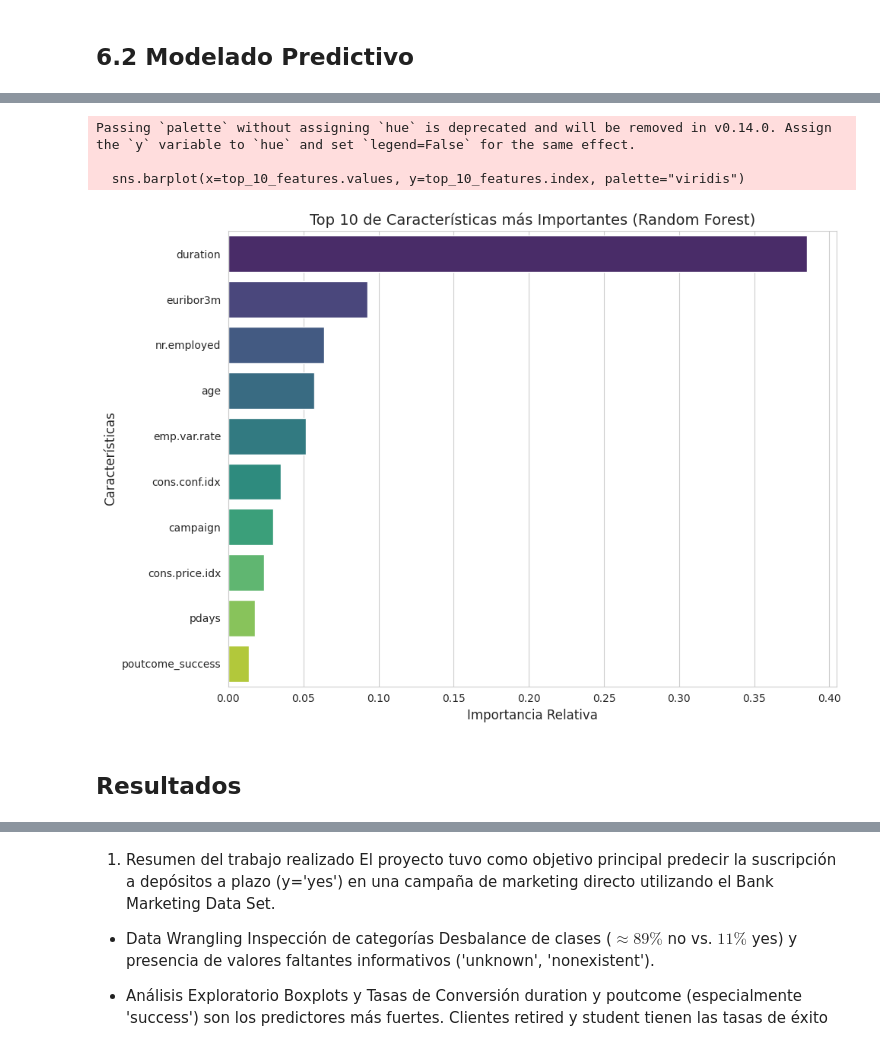
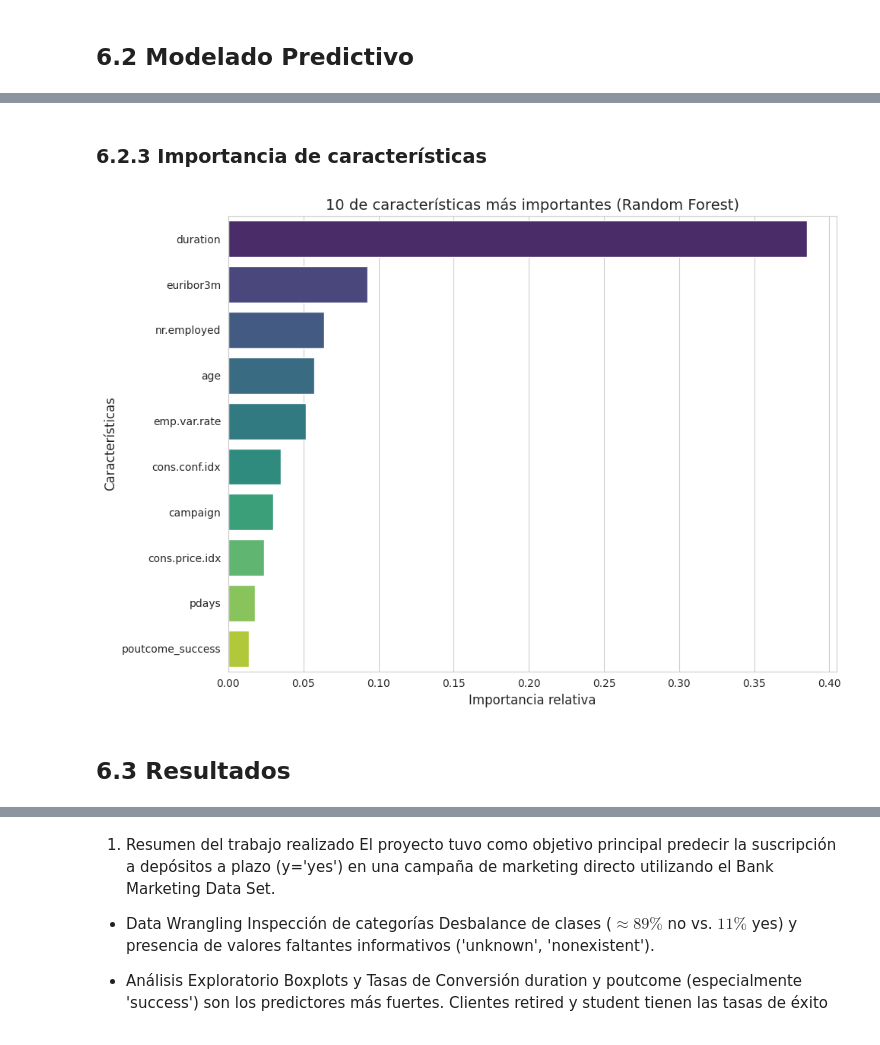
Before and after one commit to bidallei/MIAAD-UACJ, a Jupyter notebook: ProyectoFinalProgADAP_263150.ipynb, the cells around one changed output, grey strips where cells are left out. Saved outputs shown, nothing was run; the diff lists cells and outputs as text; code cells hidden in the pictures.

```diff
--- a/ProyectoFinalProgADAP_263150.ipynb
+++ b/ProyectoFinalProgADAP_263150.ipynb
@@ -557,11 +565,13 @@ Elegimos el modelo Random Forest por encima de otros porque...
 # %%
-# Seleccionamos modelo Random Forest
-# Se usan 100 árboles (n_estimators) y una semilla para reproducibilidad
-rf_model = RandomForestClassifier(n_estimators=100, random_state=42, class_weight='balanced')
+# Modelo Random Forest
+rf_model = RandomForestClassifier(
+    n_estimators=100,
+    random_state=42,
+    class_weight='balanced')
 
 # Entrenamiento del modelo
 rf_model.fit(X_train, y_train)
 
 # Predicciones en el conjunto de prueba
 y_pred = rf_model.predict(X_test)
-y_pred_proba = rf_model.predict_proba(X_test)[:, 1] # Probabilidades para ROC AUC
+y_pred_proba = rf_model.predict_proba(X_test)[:, 1]
@@ -618,22 +625,21 @@ ROC AUC Score: 0.9487
 <Figure size 800x600 with 0 Axes>
 [figure]
+# %% [markdown]
+### 6.2.3 Importancia de características
 # %%
 # Obtener las importancias
 feature_importances = pd.Series(rf_model.feature_importances_, index=X.columns)
 
 # Seleccionar las 10 características más importantes
 top_10_features = feature_importances.nlargest(10)
 
 # Visualización
 plt.figure(figsize=(10, 7))
-sns.barplot(x=top_10_features.values, y=top_10_features.index, palette="viridis")
-plt.title('Top 10 de Características más Importantes (Random Forest)', fontsize=14)
-plt.xlabel('Importancia Relativa', fontsize=12)
+sns.barplot(x=top_10_features.values, y=top_10_features.index, palette="viridis", hue=top_10_features.index)
+plt.title('10 de características más importantes (Random Forest)', fontsize=14)
+plt.xlabel('Importancia relativa', fontsize=12)
 plt.ylabel('Características', fontsize=12)
 plt.tight_layout()
 plt.show()
 # %% [output]
-Passing `palette` without assigning `hue` is deprecated and will be removed in v0.14.0. Assign the `y` variable to `hue` and set `legend=False` for the same effect.
-
-  sns.barplot(x=top_10_features.values, y=top_10_features.index, palette="viridis")
-[figure, old version]
+[figure, new version]
@@ -665,2 +646,2 @@ ridge_logistic_model = LogisticRegression(
 # %% [markdown]
-## Resultados
+## 6.3 Resultados
```
Also changed, not shown: parts of 35 cells of this notebook.
